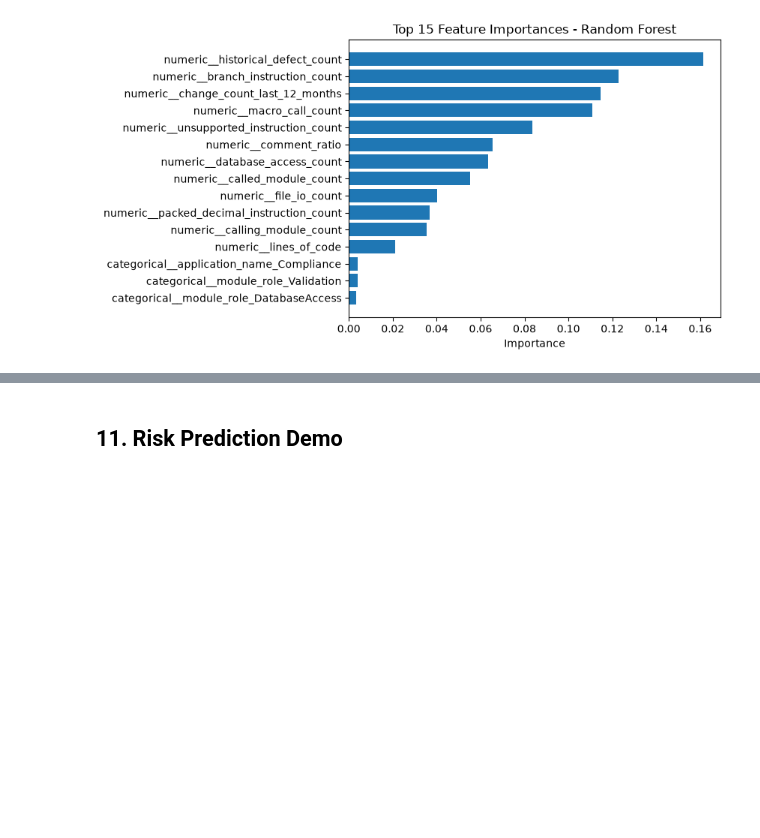
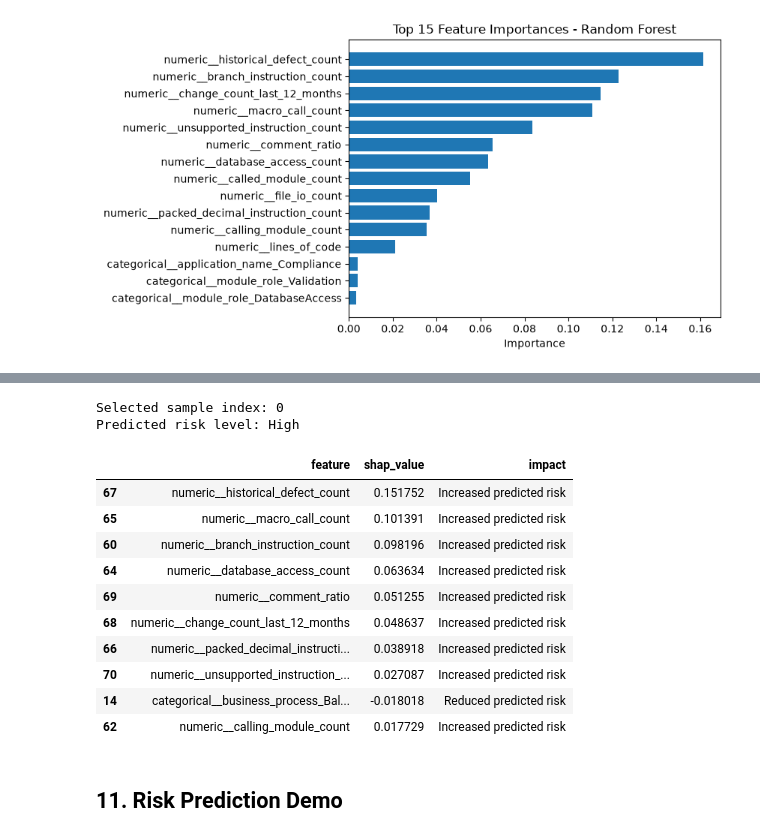
Before and after one commit to dhanusha239-maker/ai-mainframe-modernization-platform, a Jupyter notebook: ml_risk_predictor/notebooks/legacy_risk_model_training_structured.ipynb, the cells around one changed output, grey strips where cells are left out. Cells and saved outputs as stored; diff of their text form; code cells hidden in the pictures; blank space fills up the shorter version.

```diff
--- a/ml_risk_predictor/notebooks/legacy_risk_model_training_structured.ipynb
+++ b/ml_risk_predictor/notebooks/legacy_risk_model_training_structured.ipynb
@@ -503,3 +616,63 @@ plt.show()
+# %%
+# SHAP explanation table for one sample module
+
+sample_index = 0
+
+# Predict risk for selected test module
+predicted_class_name = rf.predict(
+    X_test_transformed[[sample_index]]
+)[0]
+
+# Find class index
+class_names = list(rf.classes_)
+predicted_class_index = class_names.index(predicted_class_name)
+
+print("Selected sample index:", sample_index)
+print("Predicted risk level:", predicted_class_name)
+
+# Extract SHAP values for selected sample and predicted class
+sample_shap_values = shap_explanation.values[
+    sample_index, :, predicted_class_index
+]
+
+# Create explanation table
+shap_df = pd.DataFrame({
+    "feature": feature_names,
+    "shap_value": sample_shap_values,
+})
+
+# Add impact meaning
+shap_df["impact"] = np.where(
+    shap_df["shap_value"] > 0,
+    "Increased predicted risk",
+    "Reduced predicted risk"
+)
+
+# Sort by strongest impact
+shap_df["absolute_impact"] = shap_df["shap_value"].abs()
+
+top_shap_factors = (
+    shap_df
+    .sort_values("absolute_impact", ascending=False)
+    .head(10)
+    .drop(columns=["absolute_impact"])
+)
+
+top_shap_factors
+# %% [output]
+Selected sample index: 0
+Predicted risk level: High
+|  | feature | shap_value | impact |
+| 67 | numeric__historical_defect_count | 0.151752 | Increased predicted risk |
+| 65 | numeric__macro_call_count | 0.101391 | Increased predicted risk |
+| 60 | numeric__branch_instruction_count | 0.098196 | Increased predicted risk |
+| 64 | numeric__database_access_count | 0.063634 | Increased predicted risk |
+| 69 | numeric__comment_ratio | 0.051255 | Increased predicted risk |
+| 68 | numeric__change_count_last_12_months | 0.048637 | Increased predicted risk |
+| 66 | numeric__packed_decimal_instructi... | 0.038918 | Increased predicted risk |
+| 70 | numeric__unsupported_instruction_... | 0.027087 | Increased predicted risk |
+| 14 | categorical__business_process_Bal... | -0.018018 | Reduced predicted risk |
+| 62 | numeric__calling_module_count | 0.017729 | Increased predicted risk |
 # %% [markdown]
 ## 11. Risk Prediction Demo
 # %%
```
Also changed, not shown: parts of 7 cells of this notebook, 2 other files.
